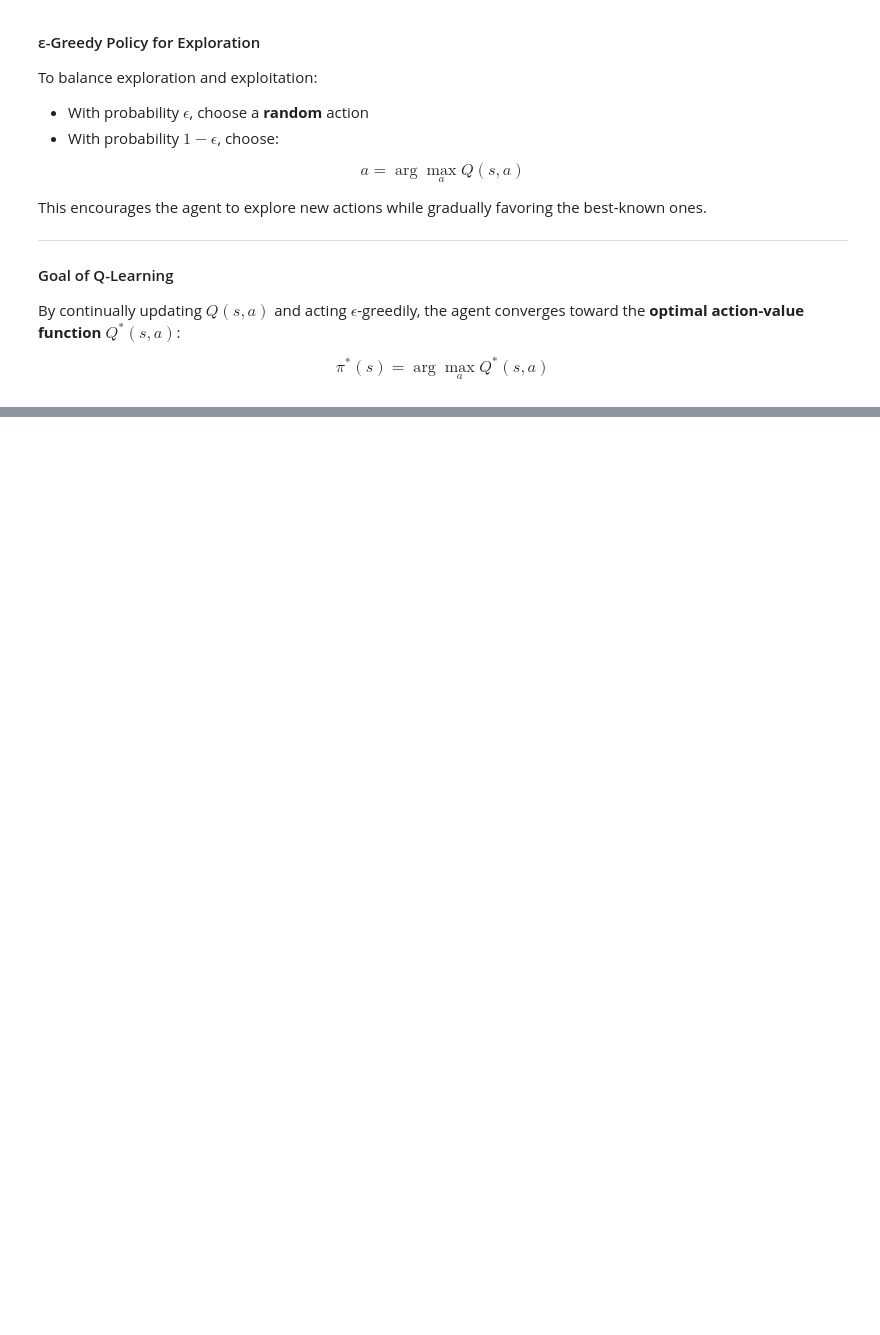
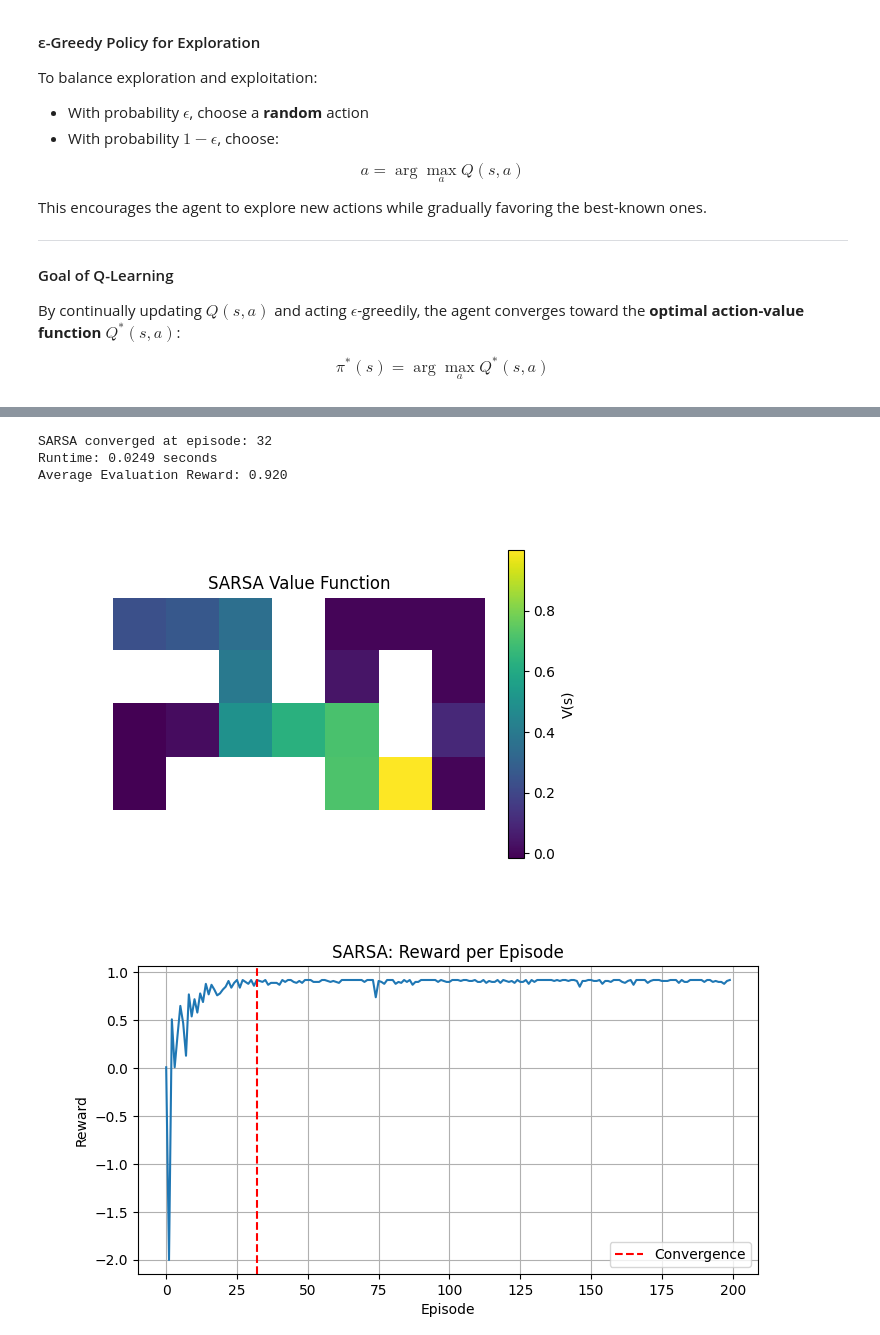
Before and after one commit to nivco12/RL-assingement-2, a Jupyter notebook: RL_HW2.ipynb, the cells around one changed output, grey strips where cells are left out. Saved outputs shown, nothing was run; the diff lists cells and outputs as text; code cells hidden in the pictures; blank space fills up the shorter version.

```diff
--- a/RL_HW2.ipynb
+++ b/RL_HW2.ipynb
@@ -298,0 +347,36 @@ plt.show()
+# %%
+
+# Run and time SARSA
+(result, runtime) = time_algorithm(lambda: sa.train_sarsa(env))
+policy, value_table, q_table, reward_per_episode, convergence_ep = result
+
+# Evaluate the learned policy
+avg_reward, _ = evaluate_policy(env, policy)
+path = run_policy(env, policy)
+
+# Print metrics
+print(f"SARSA converged at episode: {convergence_ep}")
+print(f"Runtime: {runtime:.4f} seconds")
+print(f"Average Evaluation Reward: {avg_reward:.3f}")
+
+# Visualize results
+#animate_agent_path(env, path, title="SARSA Agent Path")
+# %% [output]
+SARSA converged at episode: 32
+Runtime: 0.0249 seconds
+Average Evaluation Reward: 0.920
+# %%
+plot_value_map(env, value_table, title="SARSA Value Function")
+
+plt.figure(figsize=(8, 4))
+plt.plot(reward_per_episode)
+plt.axvline(convergence_ep, color="red", linestyle="--", label="Convergence")
+plt.title("SARSA: Reward per Episode")
+plt.xlabel("Episode")
+plt.ylabel("Reward")
+plt.grid(True)
+plt.legend()
+plt.show()
+# %% [output]
+[figure, added]
+[figure, added]
```
Also changed, not shown: parts of 12 cells of this notebook, 3 other files.
